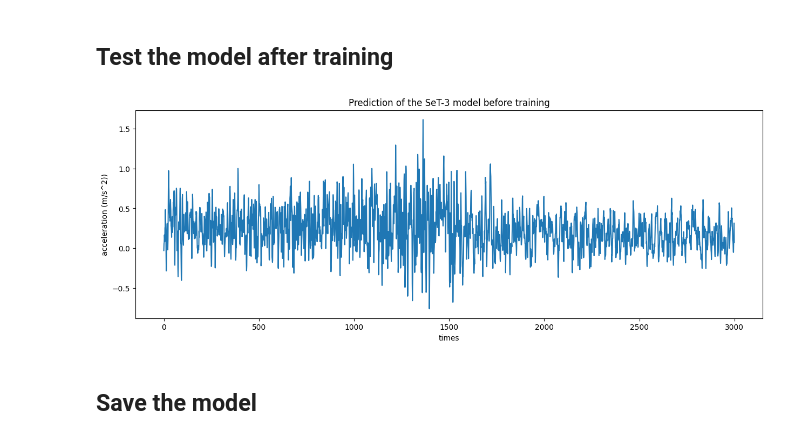
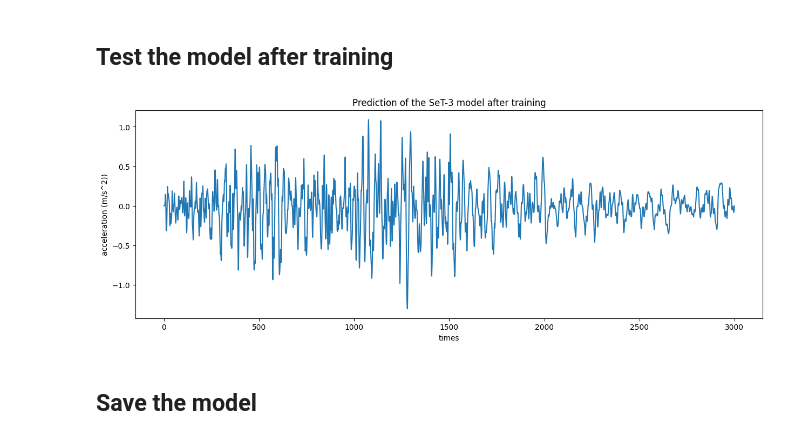
Before and after one commit to XunfunLee/SeismicTransformer, a Jupyter notebook: SeT_3_TrainBook.ipynb, the cells around one changed output. Saved outputs shown, nothing was run; the diff lists cells and outputs as text; code cells hidden in the pictures.

```diff
--- a/SeT_3_TrainBook.ipynb
+++ b/SeT_3_TrainBook.ipynb
@@ -336,7 +336,7 @@ validation_dataset = AccBlg_AccGM_DS_V3(Acc_GM_Validation, Acc_Blg_Validation_me
 test_dataset = AccBlg_AccGM_DS_V3(Acc_GM_Test, Acc_Blg_Test_merge, DS_Blg_Test_merge)
 # %%
 # 创建 DataLoader
-BATCH_SIZE = 512
+BATCH_SIZE = 256
 
 train_dataloader = DataLoader(train_dataset, batch_size=BATCH_SIZE, shuffle=True)
 validation_dataloader = DataLoader(validation_dataset, batch_size=BATCH_SIZE, shuffle=False)
@@ -409,6 +409,6 @@ acc_gm.shape, acc_blg.shape, damage_state.shape
 # %%
 import random
-index_test = random.randint(0, 512)
+index_test = random.randint(0, BATCH_SIZE)
 print(f"Index: {index_test}")
 
 # 绘制曲线图
@@ -416,7 +416,7 @@ plt.figure(figsize=(15, 5))
 plt.plot(acc_gm[index_test])
 plt.xlabel('times')
 plt.ylabel('acceleration (m/s^2))')
-plt.title('ground ground motion')
+plt.title('ground motion record')
 plt.show()
 
 # 绘制曲线图
@@ -588,18 +601,18 @@ with torch.no_grad():  # 在推理过程中，我们不需要计算梯度
 # %%
 import matplotlib.pyplot as plt
 
 # 将tensor转换为numpy数组，并移除多余的维度
 numpy_array = dynamic_response.squeeze().cpu().detach().numpy()
 
 # 绘制曲线图
 plt.figure(figsize=(15, 5))
 plt.plot(numpy_array)
 plt.xlabel('times')
 plt.ylabel('acceleration (m/s^2))')
-plt.title('Prediction of the SeT-3 model before training')
+plt.title('Prediction of the SeT-3 model after training')
 plt.show()
 # %% [output]
-[figure, old version]
+[figure, new version]
 # %% [markdown]
 ## Save the model
 # %%
```
Also changed, not shown: parts of 11 cells of this notebook, 5 other files.
